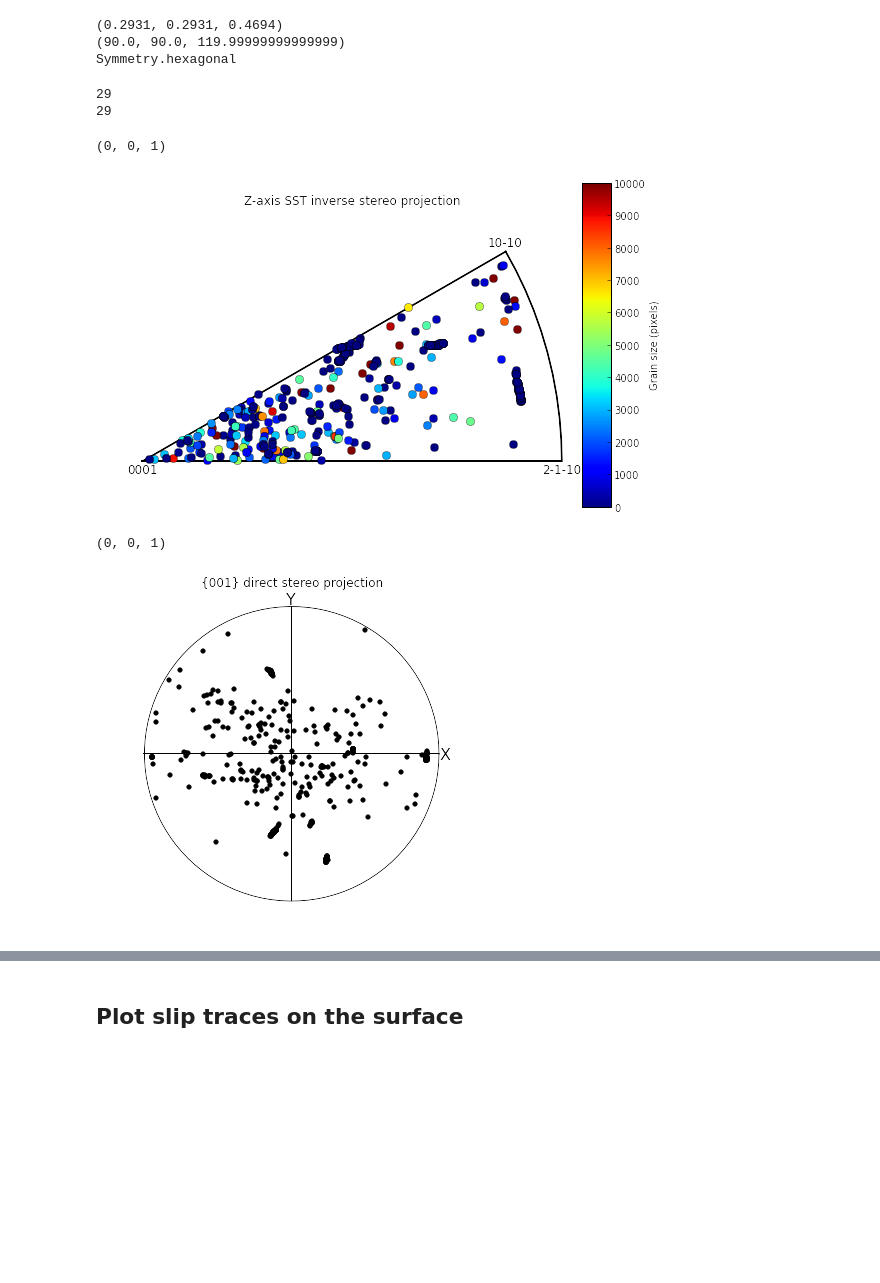
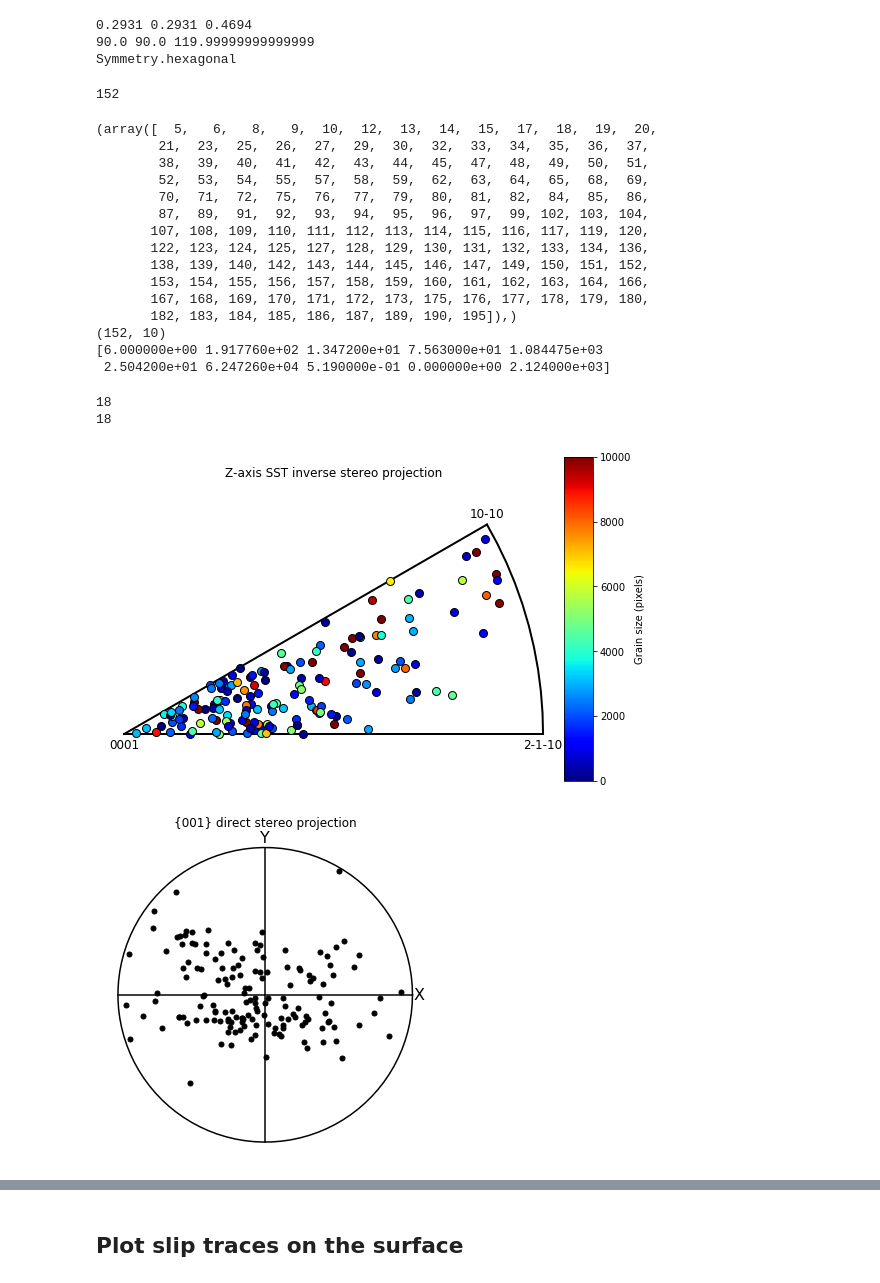
Before and after one commit to heprom/Ti7_ESRF, a Jupyter notebook: Ts3/Ti7_ESRF_Ts3.ipynb, the cells around one changed output, grey strips where cells are left out. Drawn from its saved outputs; the diff is of its cells as text; code cells hidden in the pictures; blank space fills up the shorter version.

Commit message:
updated with grain id match

```diff
--- a/Ts3/Ti7_ESRF_Ts3.ipynb
+++ b/Ts3/Ti7_ESRF_Ts3.ipynb
@@ -13,41 +66,81 @@ grain_fakeids = range(1, len(grains) + 1)  # avoid large ids from TSL
 # %%
 from pymicro.crystal.lattice import Symmetry, Lattice, HklPlane
+from pymicro.xray.experiment import Experiment
+
+# now use Experiment instance
+exp = Experiment.load('ts3_experiment.txt')
+Ti7Al = exp.get_sample().get_material()
+lambda_keV = exp.get_source().max_energy
+lambda_nm = 1.2398/ lambda_keV
+detector = exp.get_active_detector()
+'''
 Ti7Al = Lattice.hexagonal(0.2931, 0.4694)  # nm
+'''
 (a, b, c) = Ti7Al._lengths
 (alpha, beta, gamma) = Ti7Al._angles
 print(a, b, c)
 print(alpha, beta, gamma)
 print(Ti7Al._symmetry)
 # %% [output]
-(0.2931, 0.2931, 0.4694)
-(90.0, 90.0, 119.99999999999999)
+0.2931 0.2931 0.4694
+90.0 90.0 119.99999999999999
 Symmetry.hexagonal
+# %%
+sample = 'Ts3'
+# import tsl grain data
+grains_EBSD = np.genfromtxt('EBSD/Ts3_after_def_ids.txt')
+# find which grains have less that 100 pixels
+good_grains = np.where((grains_EBSD[:, 9] > 100) & (grains_EBSD[:, 5] < 560))
+print(len(good_grains[0]))
+# %% [output]
+152
+# %%
+print(good_grains)
+print(grains_EBSD[good_grains].shape)
+print(grains_EBSD[5])
+# %% [output]
+(array([  5,   6,   8,   9,  10,  12,  13,  14,  15,  17,  18,  19,  20,
+        21,  23,  25,  26,  27,  29,  30,  32,  33,  34,  35,  36,  37,
+        38,  39,  40,  41,  42,  43,  44,  45,  47,  48,  49,  50,  51,
+        52,  53,  54,  55,  57,  58,  59,  62,  63,  64,  65,  68,  69,
+        70,  71,  72,  75,  76,  77,  79,  80,  81,  82,  84,  85,  86,
+        87,  89,  91,  92,  93,  94,  95,  96,  97,  99, 102, 103, 104,
+       107, 108, 109, 110, 111, 112, 113, 114, 115, 116, 117, 119, 120,
+       122, 123, 124, 125, 127, 128, 129, 130, 131, 132, 133, 134, 136,
+       138, 139, 140, 142, 143, 144, 145, 146, 147, 149, 150, 151, 152,
+       153, 154, 155, 156, 157, 158, 159, 160, 161, 162, 163, 164, 166,
+       167, 168, 169, 170, 171, 172, 173, 175, 176, 177, 178, 179, 180,
+       182, 183, 184, 185, 186, 187, 189, 190, 195]),)
+(152, 10)
+[6.000000e+00 1.917760e+02 1.347200e+01 7.563000e+01 1.084475e+03
+ 2.504200e+01 6.247260e+04 5.190000e-01 0.000000e+00 2.124000e+03]
 # %%
 from pymicro.crystal.microstructure import Microstructure, Grain, Orientation
 
-micro_test = Microstructure()
-for i in range(len(grains)):
-    #print(grains[i, 1:4])
-    o_tsl = Orientation.from_euler(grains[i, 1:4])
+# create the EBSD microstructure, we only take into account the grains flagged as 'good'
+micro_ebsd = Microstructure()
+for i in range(len(good_grains[0])):
+    o_tsl = Orientation.from_euler(grains_EBSD[good_grains][i, 1:4])
     o_fz = o_tsl.move_to_FZ(symmetry=Ti7Al._symmetry)
-    g = Grain(grains[i, 0], o_tsl)
-    g.position = np.array([grains[i, 4], grains[i, 5], 0.])
-    micro_test.grains.append(g)
+    g = Grain(int(grains_EBSD[good_grains][i, 0]), o_tsl)
+    g.position = np.array([grains_EBSD[good_grains][i, 4], grains_EBSD[good_grains][i, 5], 0.])
+    g.size = np.sqrt(grains_EBSD[good_grains][i, 9])  # col 9 is area in microns square
+    micro_ebsd.grains.append(g)
 # %%
 int(255 * max(min((0.5 - 10.0) / float(1000. - 10.), 1.0), 0.0))
-print([g.id for g in micro_test.grains].index(30))
-print(micro_test.grains.index(micro_test.grains[29]))
+print([g.id for g in micro_ebsd.grains].index(30))
+print(micro_ebsd.grains.index(micro_ebsd.get_grain(30)))
 # %% [output]
-29
-29
+18
+18
 # %%
 from pymicro.crystal.texture import PoleFigure
 from pymicro.crystal.lattice import Lattice
 
 # build a custom pole figure showing the grain size
-pf = PoleFigure(microstructure=micro_test, hkl='0001', lattice=Ti7Al)
+pf = PoleFigure(microstructure=micro_ebsd, hkl='0001', lattice=Ti7Al)
 pf.mksize = 8
-pf.set_map_field('size', grains[:, 9], field_min_level=0.0, field_max_level=10000., lut='jet')
+pf.set_map_field('size', grains_EBSD[good_grains][:, 9], field_min_level=0.0, field_max_level=10000., lut='jet')
 fig = plt.figure(figsize=(8, 5))
 ax1 = fig.add_axes([0.05, 0.05, 0.8, 0.9], aspect='equal')
 pf.plot_sst(ax=ax1, mk='o')
@@ -58,18 +151,16 @@ cb = colorbar.ColorbarBase(ax2, cmap=cm.jet, norm=norm, orientation='vertical')
 cb.set_label('Grain size (pixels)')
 plt.show()
 # %% [output]
-(0, 0, 1)
-[figure, old version]
+[figure, new version]
 # %%
-pf = PoleFigure(microstructure=micro_test, lattice=Ti7Al, hkl='001')
+pf = PoleFigure(microstructure=micro_ebsd, lattice=Ti7Al, hkl='001')
 pf.mksize = 5
 fig = plt.figure(figsize=(8, 5))
 ax1 = fig.add_axes([0.05, 0.05, 0.8, 0.9], aspect='equal')
 pf.plot_pf(ax=ax1, mk='o')
 plt.show()
 # %% [output]
-(0, 0, 1)
-[figure, old version]
+[figure, new version]
 # %%
 # read the merged ebsd scan data
 import h5py
```
Also changed, not shown: parts of 78 cells of this notebook, 1 other file.
